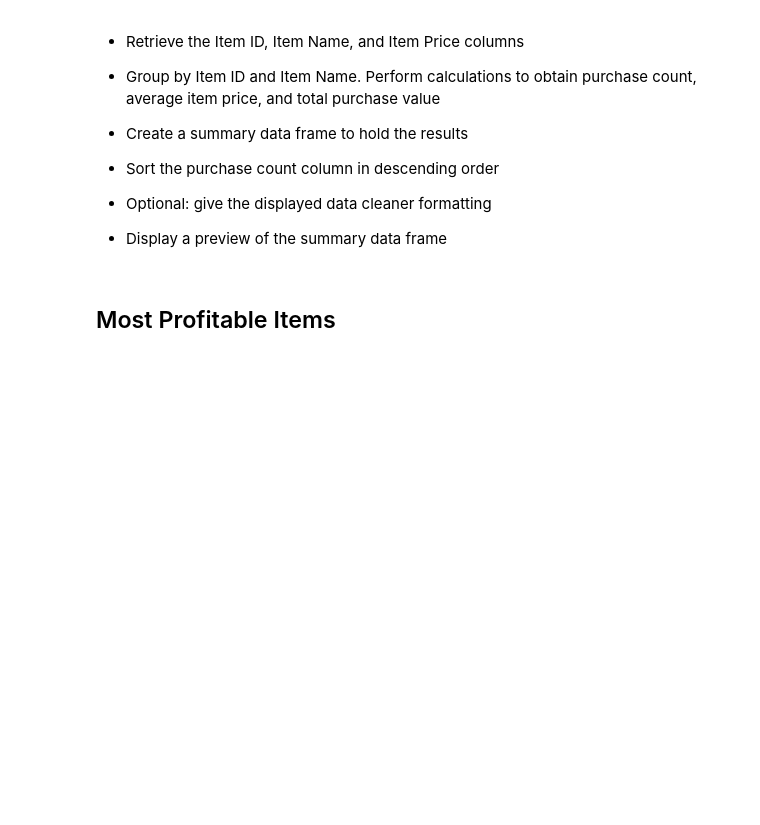
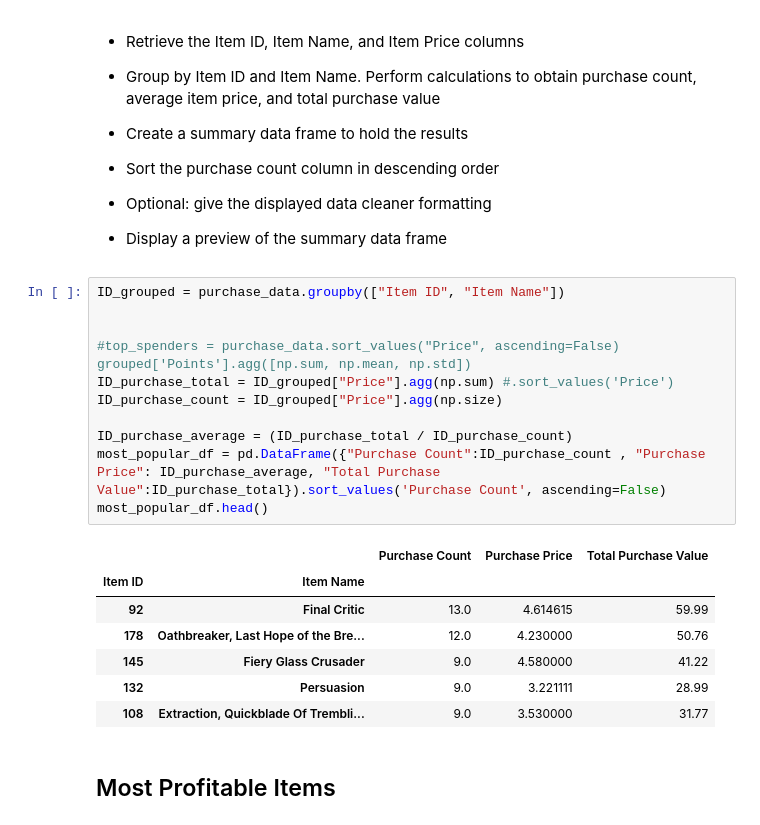
Before and after one commit to mmarange/pandas-challenge, a Jupyter notebook: 02-Case-Assignment/HeroesOfPymoli/HeroesOfPymoli_starter_submitted.ipynb, the cells around one changed output. Saved outputs shown, nothing was run; the diff lists cells and outputs as text; blank space fills up the shorter version.

```diff
--- a/02-Case-Assignment/HeroesOfPymoli/HeroesOfPymoli_starter_submitted.ipynb
+++ b/02-Case-Assignment/HeroesOfPymoli/HeroesOfPymoli_starter_submitted.ipynb
@@ -314,6 +327,25 @@ Name: SN, dtype: int64
 
 
 * Display a preview of the summary data frame
+# %%
+ID_grouped = purchase_data.groupby(["Item ID", "Item Name"])
+
+
+#top_spenders = purchase_data.sort_values("Price", ascending=False) grouped['Points'].agg([np.sum, np.mean, np.std])
+ID_purchase_total = ID_grouped["Price"].agg(np.sum) #.sort_values('Price')
+ID_purchase_count = ID_grouped["Price"].agg(np.size)
+
+ID_purchase_average = (ID_purchase_total / ID_purchase_count)
+most_popular_df = pd.DataFrame({"Purchase Count":ID_purchase_count , "Purchase Price": ID_purchase_average, "Total Purchase Value":ID_purchase_total}).sort_values('Purchase Count', ascending=False)
+most_popular_df.head()
+# %% [output]
+|  |  | Purchase Count | Purchase Price | Total Purchase Value |
+| Item ID | Item Name |  |  |  |
+| 92 | Final Critic | 13.0 | 4.614615 | 59.99 |
+| 178 | Oathbreaker, Last Hope of the Bre... | 12.0 | 4.230000 | 50.76 |
+| 145 | Fiery Glass Crusader | 9.0 | 4.580000 | 41.22 |
+| 132 | Persuasion | 9.0 | 3.221111 | 28.99 |
+| 108 | Extraction, Quickblade Of Trembli... | 9.0 | 3.530000 | 31.77 |
 # %% [markdown]
 ## Most Profitable Items
 # %% [markdown]
```
Also changed, not shown: parts of 8 cells of this notebook.
